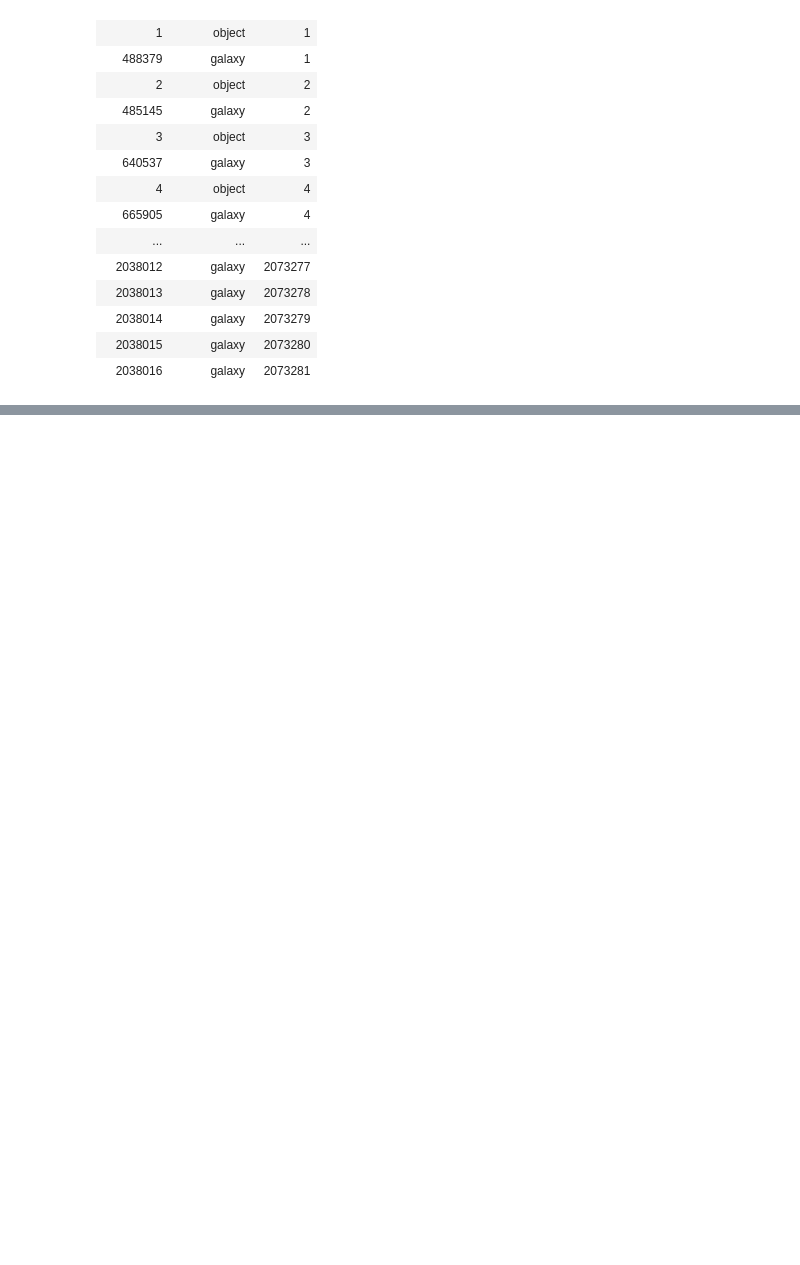
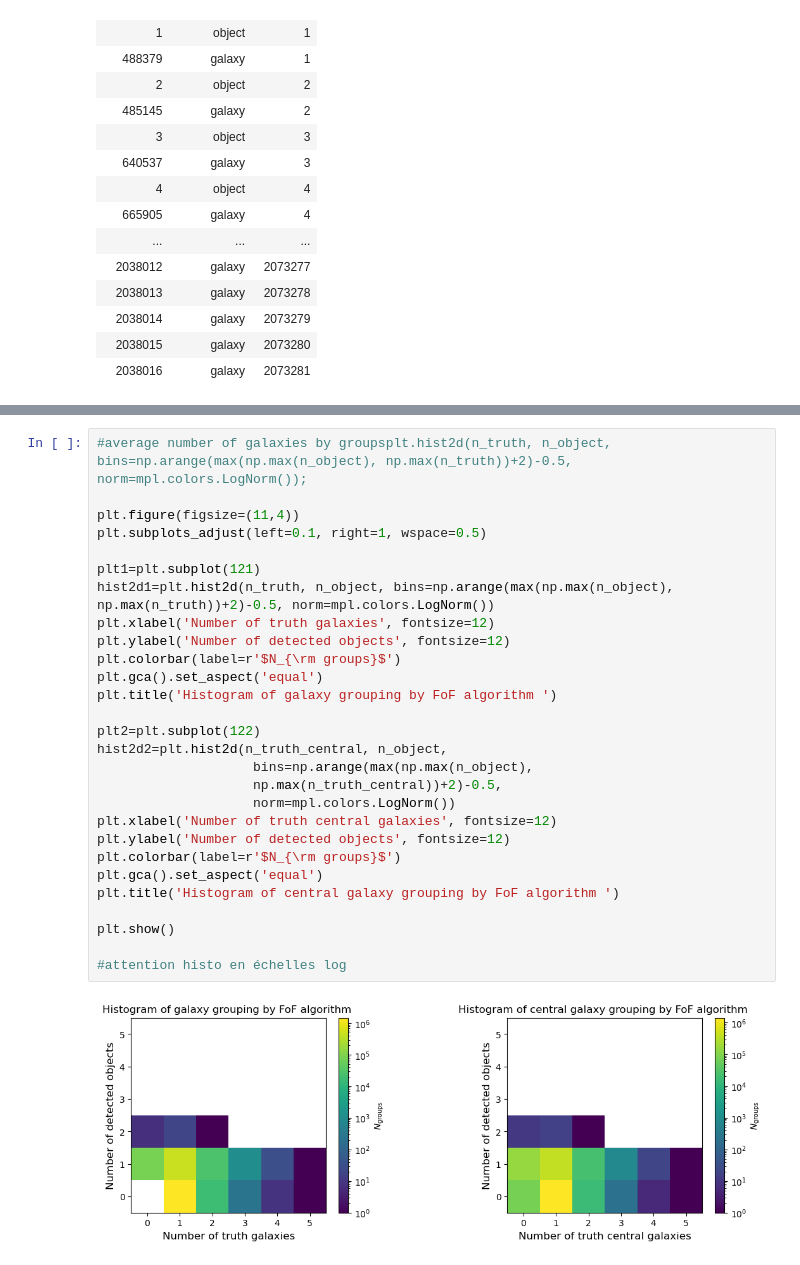
Before and after one commit to GabrielFrugier/stage_LSST, a Jupyter notebook: nt_nobs_system.ipynb, the cells around one changed output, grey strips where cells are left out. Cells and saved outputs as stored; diff of their text form; blank space fills up the shorter version.

```diff
--- a/nt_nobs_system.ipynb
+++ b/nt_nobs_system.ipynb
@@ -270,0 +282,30 @@ hist2
+# %%
+#average number of galaxies by groupsplt.hist2d(n_truth, n_object, bins=np.arange(max(np.max(n_object), np.max(n_truth))+2)-0.5, norm=mpl.colors.LogNorm());
+
+plt.figure(figsize=(11,4))
+plt.subplots_adjust(left=0.1, right=1, wspace=0.5)
+
+plt1=plt.subplot(121)
+hist2d1=plt.hist2d(n_truth, n_object, bins=np.arange(max(np.max(n_object), np.max(n_truth))+2)-0.5, norm=mpl.colors.LogNorm())
+plt.xlabel('Number of truth galaxies', fontsize=12)
+plt.ylabel('Number of detected objects', fontsize=12)
+plt.colorbar(label=r'$N_{\rm groups}$')
+plt.gca().set_aspect('equal')
+plt.title('Histogram of galaxy grouping by FoF algorithm ')
+
+plt2=plt.subplot(122)
+hist2d2=plt.hist2d(n_truth_central, n_object,
+                    bins=np.arange(max(np.max(n_object),
+                    np.max(n_truth_central))+2)-0.5,
+                    norm=mpl.colors.LogNorm())
+plt.xlabel('Number of truth central galaxies', fontsize=12)
+plt.ylabel('Number of detected objects', fontsize=12)
+plt.colorbar(label=r'$N_{\rm groups}$')
+plt.gca().set_aspect('equal')
+plt.title('Histogram of central galaxy grouping by FoF algorithm ')
+
+plt.show()
+
+#attention histo en échelles log
+# %% [output]
+[figure, added]
```
Also changed, not shown: parts of 36 cells of this notebook.
